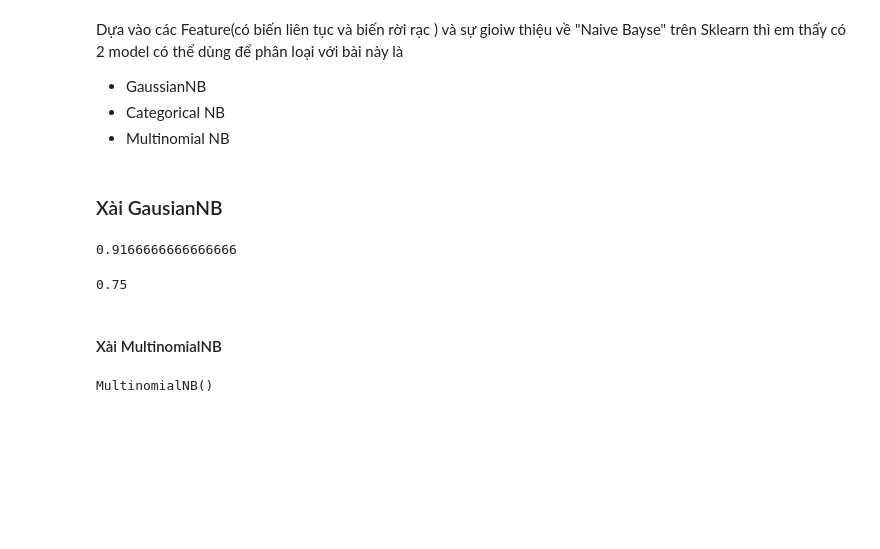
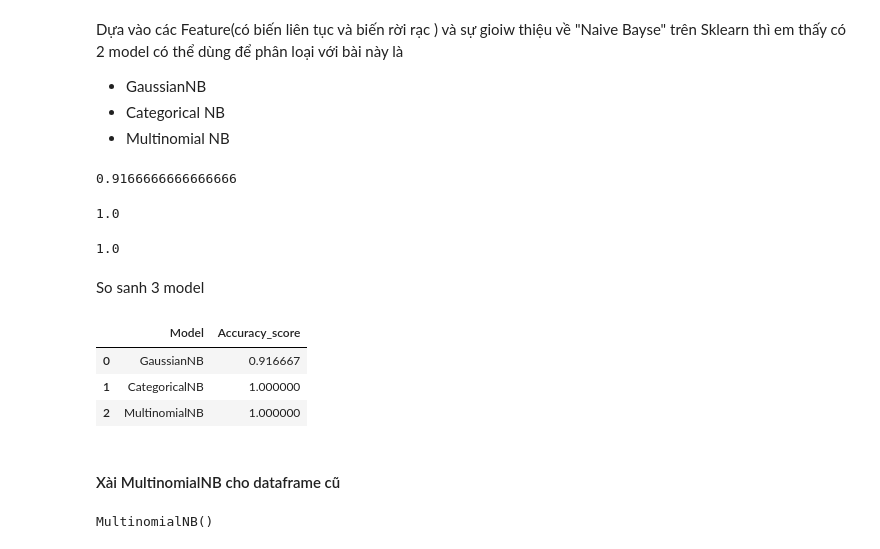
Before and after one commit to xuanduong2711/2022-2026, a Jupyter notebook: Nam3/22280015_LuXuanDuong_lab3.ipynb, the cells around one changed output. Saved outputs shown, nothing was run; the diff lists cells and outputs as text; code cells hidden in the pictures; blank space fills up the shorter version.

```diff
--- a/Nam3/22280015_LuXuanDuong_lab3.ipynb
+++ b/Nam3/22280015_LuXuanDuong_lab3.ipynb
@@ -188,13 +179,40 @@ Dựa vào các Feature(có biến liên tục và biến rời rạc ) và sự
 - GaussianNB
 - Categorical NB
 - Multinomial NB
-# %% [markdown]
-### Xài GausianNB
 # %%
 Gau = GaussianNB()
 Gau.fit(x_train, y_train)
-y_pred= (Gau.predict(x_test))
-accuracy_score(y_pred, y_test)
+y_pred_gau= (Gau.predict(x_test))
+accuracy_score(y_pred_gau, y_test)
 # %% [output]
 0.9166666666666666
+# %%
+Cat = CategoricalNB()
+Cat.fit(x_train, y_train)
+y_pred_cat= (Cat.predict(x_test))
+accuracy_score(y_pred_cat, y_test)
+# %% [output]
+1.0
+# %%
+Mul = MultinomialNB()
+Mul.fit(x_train, y_train)
+y_pred_mul= (Mul.predict(x_test))
+accuracy_score(y_pred_mul, y_test)
+# %% [output]
+1.0
+# %% [markdown]
+So sanh 3 model
+# %%
+so_sanh = pd.DataFrame({
+        'Model': ['GaussianNB', ' CategoricalNB' , 'MultinomialNB' ],
+        'Accuracy_score': [accuracy_score(y_pred_gau, y_test), accuracy_score(y_pred_cat, y_test), accuracy_score(y_pred_mul, y_test)]
+})
+so_sanh
+# %% [output]
+|  | Model | Accuracy_score |
+| 0 | GaussianNB | 0.916667 |
+| 1 | CategoricalNB | 1.000000 |
+| 2 | MultinomialNB | 1.000000 |
+# %% [markdown]
+#### Xài MultinomialNB cho dataframe cũ
 # %%
@@ -203,13 +221,4 @@ y= df_new.iloc[:,-1]
 (x_train, x_test, y_train, y_test)= train_test_split(x, y, test_size = 0.3, random_state=42)
-# %%
-Gau = GaussianNB()
-Gau.fit(x_train, y_train)
-y_pred= (Gau.predict(x_test))
-accuracy_score(y_pred, y_test)
-# %% [output]
-0.75
-# %% [markdown]
-#### Xài MultinomialNB
 # %%
 Mul = MultinomialNB()
 Mul.fit(x_train, y_train)
```
Also changed, not shown: parts of 6 cells of this notebook.
